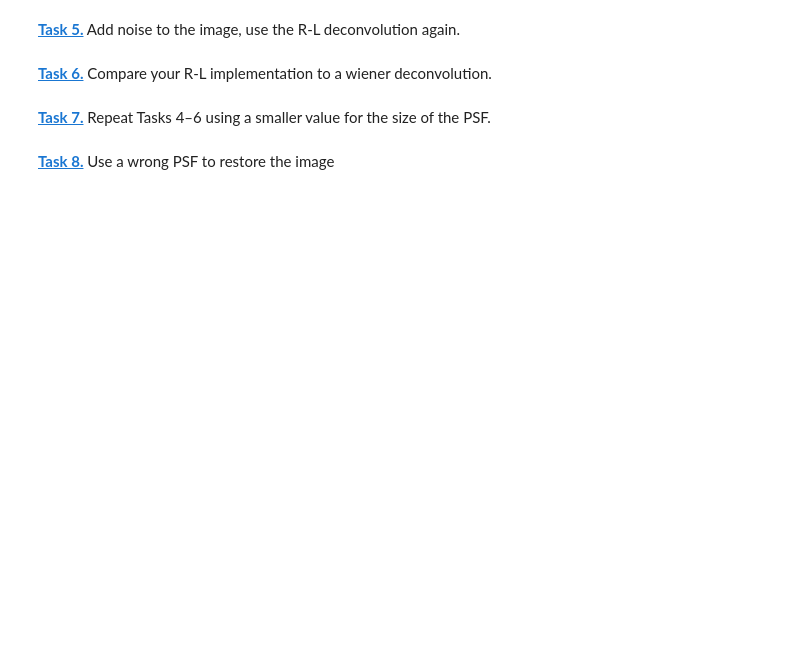
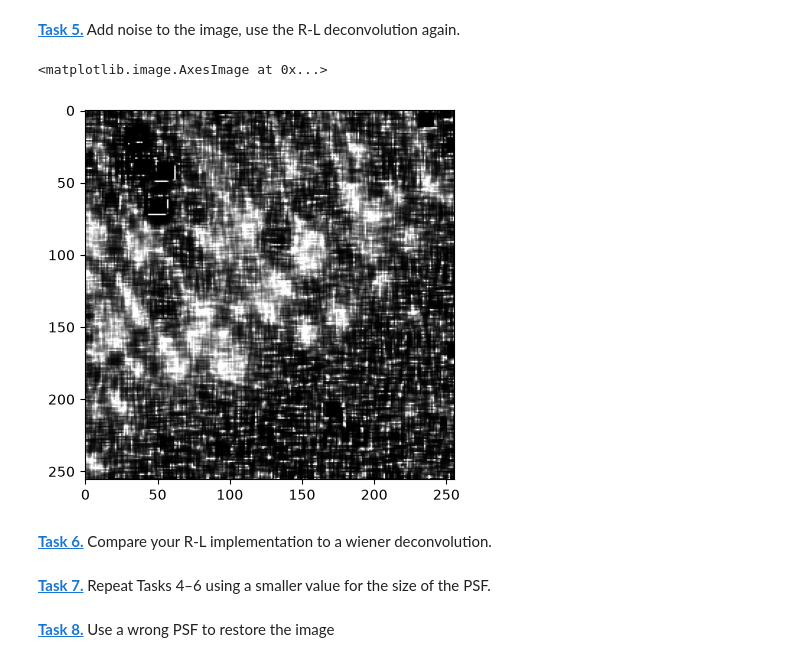
Before and after one commit to tilmannstieglitz/mobi-fs5-python, a Jupyter notebook: deconvolution.ipynb, the cells around one changed output. Cells and saved outputs as stored; diff of their text form; code cells hidden in the pictures; blank space fills up the shorter version.

Commit message:
started deconvolution

```diff
--- a/deconvolution.ipynb
+++ b/deconvolution.ipynb
@@ -40,7 +60,9 @@ Apply the second psf to the image:
 def richardson_lucy_deconvolution(image, psf, n_iterations):
     img_deconv = np.full(image.shape, 0.5)
 
-    ### Insert code here
+    while n_iterations > 0 :
+        img_deconv = img_deconv * (conv(image / conv(img_deconv, psf, mode="same", boundary="symm"), np.flip(psf), mode="same", boundary="symm"))
+        n_iterations = n_iterations -1
 
     img_deconv = img_deconv.clip(0,1)
     return img_deconv
@@ -67,6 +93,14 @@ plt.show()
 noise = (np.random.normal(loc=0,size=img.shape))
 reduce_factor = 5
 noise = noise / reduce_factor
+# %%
+img_psf_noise = img_psf + noise
+deconv_img_noise = richardson_lucy_deconvolution(img_psf_noise, psf, 20)
+plt.figure()
+plt.imshow(deconv_img_noise, "gray")
+# %% [output]
+<matplotlib.image.AxesImage at 0x...>
+[figure, added]
 # %% [markdown]
 **[Task 6.]()** Compare your R-L implementation to a wiener deconvolution.
 # %% [markdown]
```
Also changed, not shown: parts of 6 cells of this notebook.
